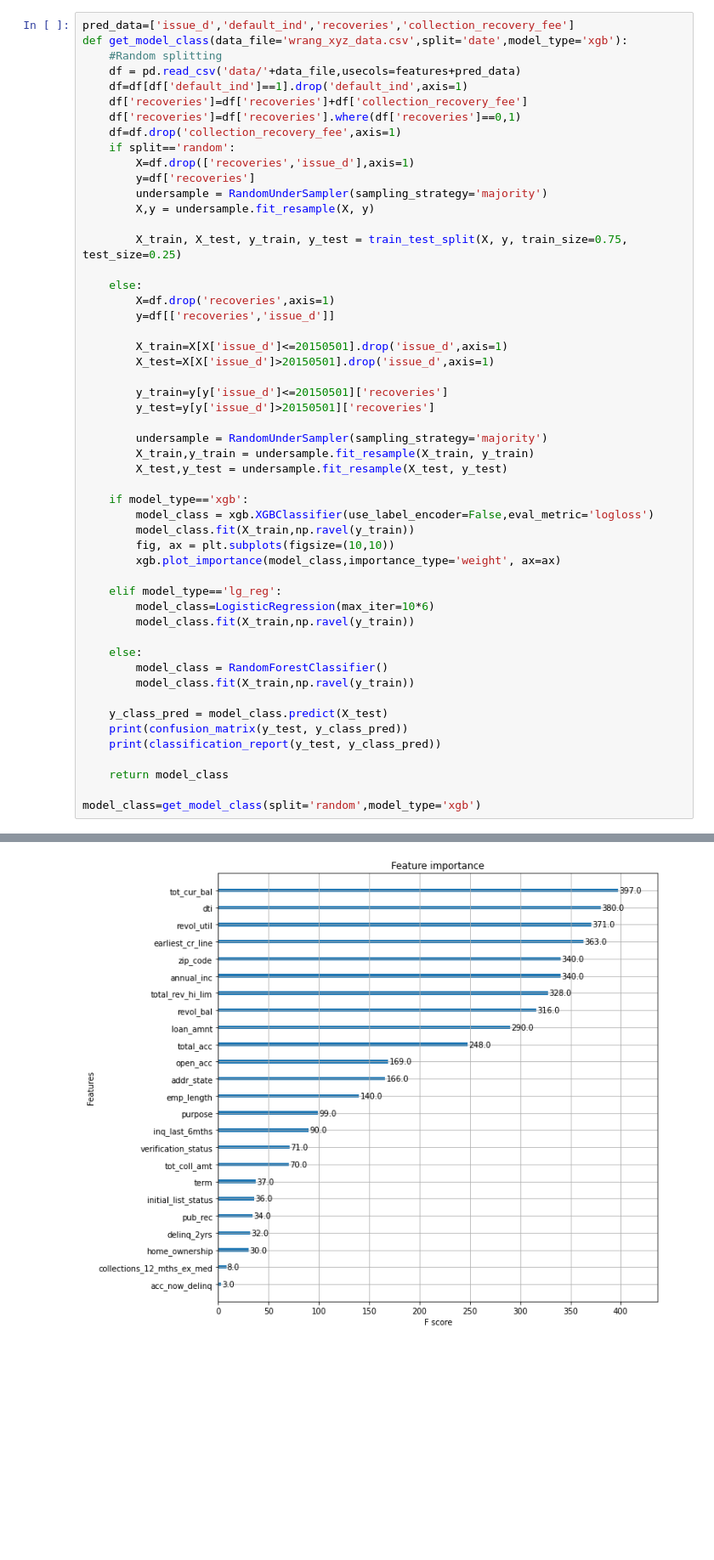
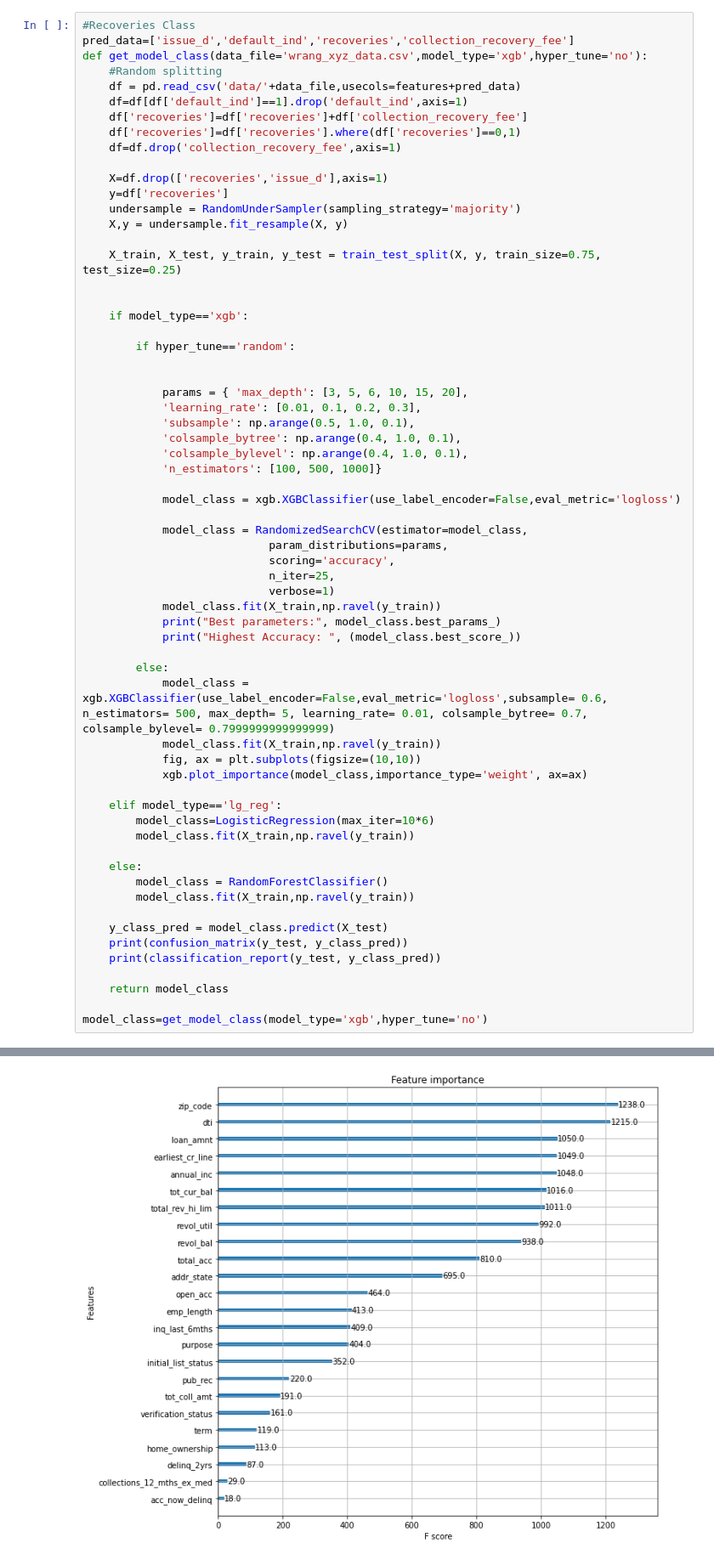
Before and after one commit to morismoysis1414/XYZ-Corp, a Jupyter notebook: model2.ipynb, the cells around one changed output, grey strips where cells are left out. Shown at 85% size. Drawn from its saved outputs; the diff is of its cells as text; blank space fills up the shorter version.

```diff
--- a/model2.ipynb
+++ b/model2.ipynb
@@ -110,39 +131,50 @@ weighted avg       0.67      0.67      0.67     23234
 # %%
+#Recoveries Class
 pred_data=['issue_d','default_ind','recoveries','collection_recovery_fee']
-def get_model_class(data_file='wrang_xyz_data.csv',split='date',model_type='xgb'):
+def get_model_class(data_file='wrang_xyz_data.csv',model_type='xgb',hyper_tune='no'):
     #Random splitting
     df = pd.read_csv('data/'+data_file,usecols=features+pred_data)
     df=df[df['default_ind']==1].drop('default_ind',axis=1)
     df['recoveries']=df['recoveries']+df['collection_recovery_fee']
     df['recoveries']=df['recoveries'].where(df['recoveries']==0,1)
     df=df.drop('collection_recovery_fee',axis=1)
-    if split=='random':
-        X=df.drop(['recoveries','issue_d'],axis=1)
-        y=df['recoveries']
-        undersample = RandomUnderSampler(sampling_strategy='majority')
-        X,y = undersample.fit_resample(X, y)
 
-        X_train, X_test, y_train, y_test = train_test_split(X, y, train_size=0.75, test_size=0.25)
+    X=df.drop(['recoveries','issue_d'],axis=1)
+    y=df['recoveries']
+    undersample = RandomUnderSampler(sampling_strategy='majority')
+    X,y = undersample.fit_resample(X, y)
 
-    else:
-        X=df.drop('recoveries',axis=1)
-        y=df[['recoveries','issue_d']]
+    X_train, X_test, y_train, y_test = train_test_split(X, y, train_size=0.75, test_size=0.25)
 
-        X_train=X[X['issue_d']<=20150501].drop('issue_d',axis=1)
-        X_test=X[X['issue_d']>20150501].drop('issue_d',axis=1)
-
-        y_train=y[y['issue_d']<=20150501]['recoveries']
-        y_test=y[y['issue_d']>20150501]['recoveries']
-
-        undersample = RandomUnderSampler(sampling_strategy='majority')
-        X_train,y_train = undersample.fit_resample(X_train, y_train)
-        X_test,y_test = undersample.fit_resample(X_test, y_test)
 
     if model_type=='xgb':
-        model_class = xgb.XGBClassifier(use_label_encoder=False,eval_metric='logloss')
-        model_class.fit(X_train,np.ravel(y_train))
-        fig, ax = plt.subplots(figsize=(10,10))
-        xgb.plot_importance(model_class,importance_type='weight', ax=ax)
+
+        if hyper_tune=='random':
+
+
+            params = { 'max_depth': [3, 5, 6, 10, 15, 20],
+            'learning_rate': [0.01, 0.1, 0.2, 0.3],
+            'subsample': np.arange(0.5, 1.0, 0.1),
+            'colsample_bytree': np.arange(0.4, 1.0, 0.1),
+            'colsample_bylevel': np.arange(0.4, 1.0, 0.1),
+            'n_estimators': [100, 500, 1000]}
+
+            model_class = xgb.XGBClassifier(use_label_encoder=False,eval_metric='logloss')
+
+            model_class = RandomizedSearchCV(estimator=model_class,
+                            param_distributions=params,
+                            scoring='accuracy',
+                            n_iter=25,
+                            verbose=1)
+            model_class.fit(X_train,np.ravel(y_train))
+            print("Best parameters:", model_class.best_params_)
+            print("Highest Accuracy: ", (model_class.best_score_))
+
+        else:
+            model_class = xgb.XGBClassifier(use_label_encoder=False,eval_metric='logloss',subsample= 0.6, n_estimators= 500, max_depth= 5, learning_rate= 0.01, colsample_bytree= 0.7, colsample_bylevel= 0.7999999999999999)
+            model_class.fit(X_train,np.ravel(y_train))
+            fig, ax = plt.subplots(figsize=(10,10))
+            xgb.plot_importance(model_class,importance_type='weight', ax=ax)
 
     elif model_type=='lg_reg':
         model_class=LogisticRegression(max_iter=10*6)
@@ -158,5 +190,5 @@ def get_model_class(data_file='wrang_xyz_data.csv',split='date',model_type='xgb'
 
     return model_class
 
-model_class=get_model_class(split='random',model_type='xgb')
+model_class=get_model_class(model_type='xgb',hyper_tune='no')
 # %% [output]
@@ -173 +205 @@ weighted avg       0.63      0.63      0.63     11140
-[figure, old version]
+[figure, new version]
```
Also changed, not shown: parts of 6 cells of this notebook, 5 other files.
